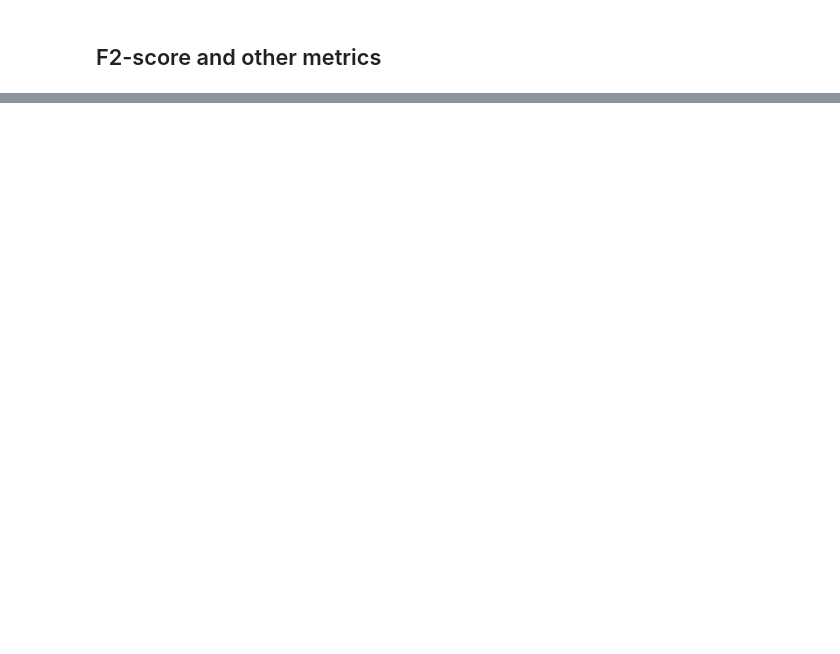
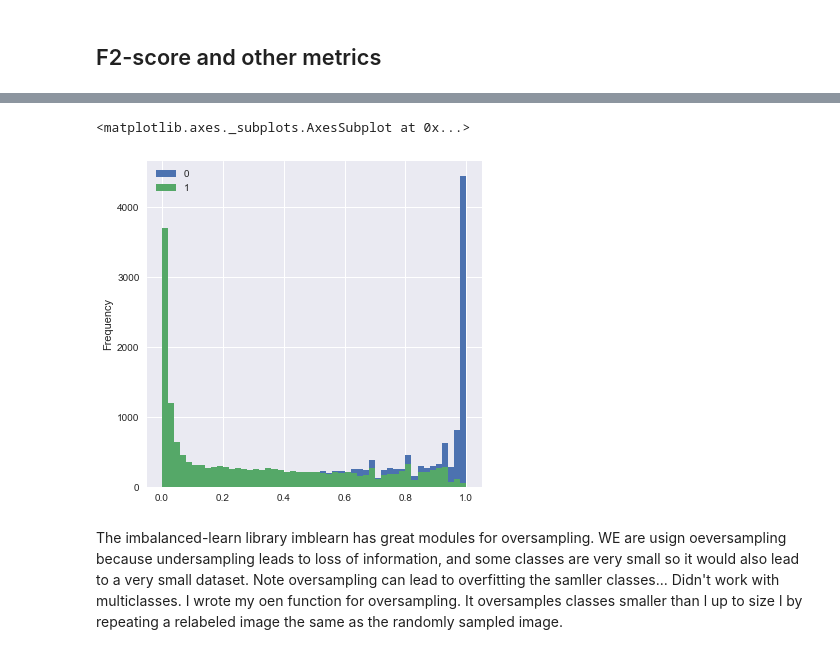
Before and after one commit to alineberry/kaggle_UnderstandingAmazonFromSpace, a Jupyter notebook: develop/claire-lab-notebook.ipynb, the cells around one changed output, grey strips where cells are left out. Saved outputs shown, nothing was run; the diff lists cells and outputs as text; code cells hidden in the pictures; blank space fills up the shorter version.

```diff
--- a/develop/claire-lab-notebook.ipynb
+++ b/develop/claire-lab-notebook.ipynb
@@ -380,0 +353,8 @@ X_train_rows.head()
+# %%
+#for the first class, this is the binary classification histograms.
+#the treshold is the line that decides where a image belongs, to 0  or 1.
+#histograms are of the probabilities.
+pd.DataFrame(probs[0]).plot.hist(subplots=False, bins=50, )
+# %% [output]
+<matplotlib.axes._subplots.AxesSubplot at 0x...>
+[figure, added]
@@ -380,0 +366,2 @@ X_train_rows.head()
+# %% [markdown]
+The imbalanced-learn library imblearn has great modules for oversampling. WE are usign oeversampling because undersampling leads to loss of information, and some classes are very small so it would also lead to a very small dataset. Note oversampling can lead to overfitting the samller classes... Didn't work with multiclasses. I wrote my oen function for oversampling. It oversamples classes smaller than l up to size l by repeating a relabeled image the same as the randomly sampled image.
```
Also changed, not shown: parts of 40 cells of this notebook, 8 other files.
